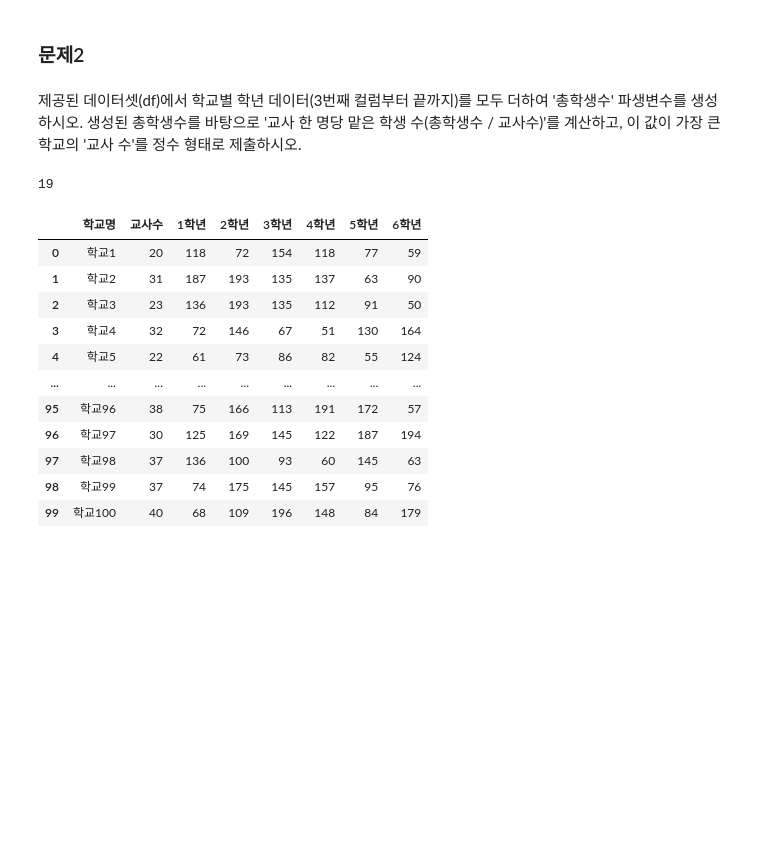
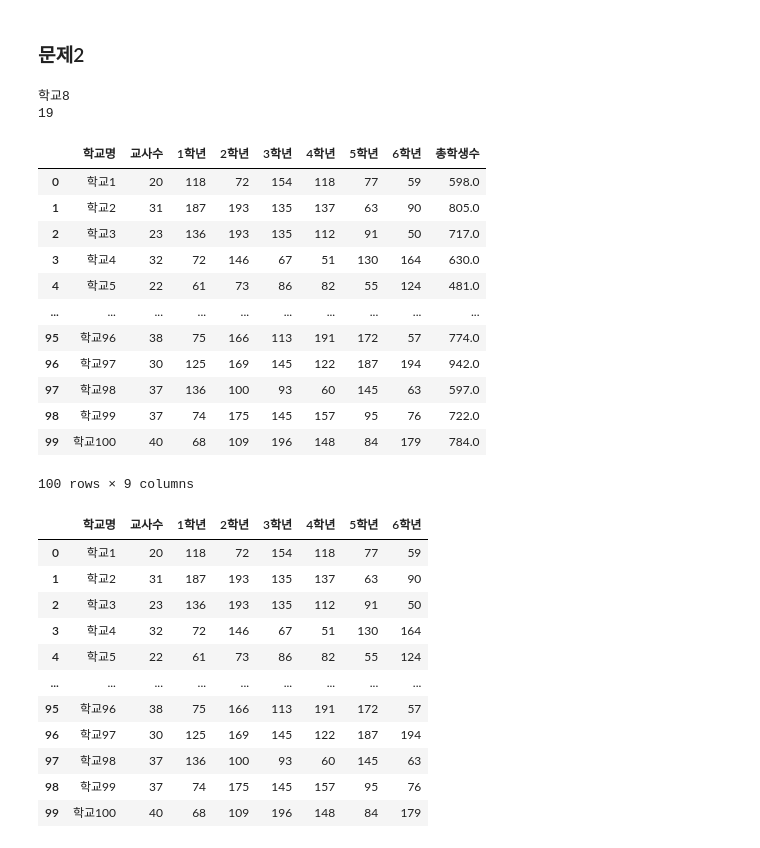
Before and after one commit to sohyun23/Big-Data-Analysis-, a Jupyter notebook: part4/ch6/p6_type1.ipynb, the cells around one changed output. Cells and saved outputs as stored; diff of their text form; code cells hidden in the pictures; blank space fills up the shorter version.

```diff
--- a/part4/ch6/p6_type1.ipynb
+++ b/part4/ch6/p6_type1.ipynb
@@ -66,17 +105,31 @@ print((min-int(min))*60,"초")
 30.0 초
 # %% [markdown]
 ### 문제2
-# %% [markdown]
-제공된 데이터셋(df)에서 학교별 학년 데이터(3번째 컬럼부터 끝까지)를 모두 더하여 '총학생수' 파생변수를 생성하시오. 생성된 총학생수를 바탕으로 '교사 한 명당 맡은 학생 수(총학생수 / 교사수)'를 계산하고, 이 값이 가장 큰 학교의 '교사 수'를 정수 형태로 제출하시오.
 # %%
-df['총학생수'] = df.iloc[:, 2:-1].sum(axis = 1)
-df
-
-df['ratio'] = df['총학생수']/ df['교사수']
-df['ratio'].idxmax()
-print(df.loc[df['ratio'].idxmax()]['교사수'])
+df['ratio'] = df['총학생수']/df['교사수']
+idx = df['ratio'].idxmax()
+print(df.loc[idx, '학교명'])
+print(df.loc[idx, '교사수'])
 # %% [output]
+학교8
 19
+# %%
+df['총학생수'] = df.iloc[:,2:].sum(axis = 1)
+df
+# %% [output]
+|  | 학교명 | 교사수 | 1학년 | 2학년 | 3학년 | 4학년 | 5학년 | 6학년 | 총학생수 |
+| 0 | 학교1 | 20 | 118 | 72 | 154 | 118 | 77 | 59 | 598.0 |
+| 1 | 학교2 | 31 | 187 | 193 | 135 | 137 | 63 | 90 | 805.0 |
+| 2 | 학교3 | 23 | 136 | 193 | 135 | 112 | 91 | 50 | 717.0 |
+| 3 | 학교4 | 32 | 72 | 146 | 67 | 51 | 130 | 164 | 630.0 |
+| 4 | 학교5 | 22 | 61 | 73 | 86 | 82 | 55 | 124 | 481.0 |
+| ... | ... | ... | ... | ... | ... | ... | ... | ... | ... |
+| 95 | 학교96 | 38 | 75 | 166 | 113 | 191 | 172 | 57 | 774.0 |
+| 96 | 학교97 | 30 | 125 | 169 | 145 | 122 | 187 | 194 | 942.0 |
+| 97 | 학교98 | 37 | 136 | 100 | 93 | 60 | 145 | 63 | 597.0 |
+| 98 | 학교99 | 37 | 74 | 175 | 145 | 157 | 95 | 76 | 722.0 |
+| 99 | 학교100 | 40 | 68 | 109 | 196 | 148 | 84 | 179 | 784.0 |
+100 rows × 9 columns
 # %%
 import pandas as pd
 # df = pd.read_csv("data6-1-2.csv")
```
Also changed, not shown: parts of 8 cells of this notebook.
